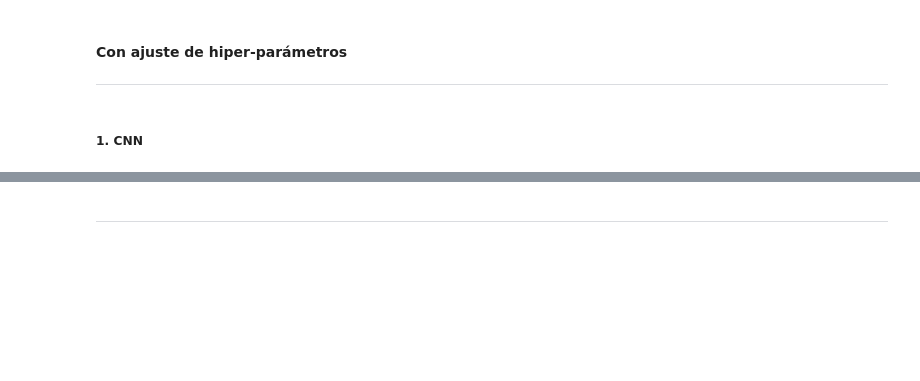
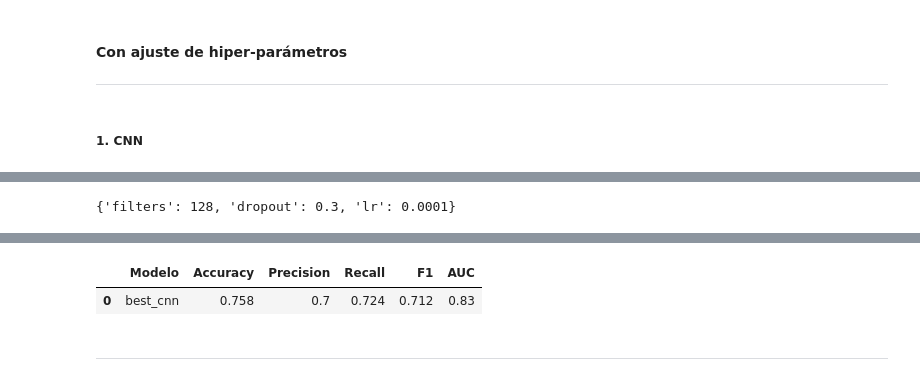
Before and after one commit to Toutl/dml-project, a Jupyter notebook: src/classification/c_3_training.ipynb, the cells around one changed output, grey strips where cells are left out. Cells and saved outputs as stored; diff of their text form; code cells hidden in the pictures; blank space fills up the shorter version.

```diff
--- a/src/classification/c_3_training.ipynb
+++ b/src/classification/c_3_training.ipynb
@@ -616,7 +607,7 @@ def visualize_metrics(models, data, thresholds=None):
     plt.tight_layout()
     plt.show()
 # %%
-def evaluate_models(models: dict, data: Data, threshold=0.5):
+def evaluate_models2(models: dict, data: Data, threshold=0.5):
     results = []
 
     for name, model in models.items():
@@ -665,8 +656,8 @@ def evaluate_models(models: dict, data: Data, threshold=0.5):
             params = model.count_params()
         elif hasattr(model, "coef_"):
             params = model.coef_.size + model.intercept_.size
-        elif "svc" in name:
-            params = model.support_vectors_.shape[0]
+        # elif "svc" in name:
+        #     params = model.support_vectors_.shape[0]
         else:
             params = np.nan
 
@@ -738,6 +729,37 @@ plot_confusion_matrices(basic_models, data, threshold=0.4)
 # %% [markdown]
 #### Con ajuste de hiper-parámetros
 ---
+# %%
+def evaluate_models(models, data, threshold=0.5):
+    rows = []
+
+    for name, model in models.items():
+        y_score, y_pred = get_scores(model, data, threshold=threshold)
+
+        acc  = accuracy_score(data.y_test, y_pred)
+        prec = precision_score(data.y_test, y_pred, zero_division=0)
+        rec  = recall_score(data.y_test, y_pred, zero_division=0)
+        f1   = f1_score(data.y_test, y_pred, zero_division=0)
+
+        # AUC solo cuando hay scores continuos
+        if y_score is not None:
+            try:
+                auc_value = roc_auc_score(data.y_test, y_score)
+            except ValueError:
+                auc_value = np.nan
+        else:
+            auc_value = np.nan
+
+        rows.append({
+            "Modelo": name,
+            "Accuracy": acc,
+            "Precision": prec,
+            "Recall": rec,
+            "F1": f1,
+            "AUC": auc_value
+        })
+
+    return pd.DataFrame(rows).sort_values(by="AUC", ascending=False)
 # %% [markdown]
 ##### 1. CNN
 # %%
@@ -771,7 +793,7 @@ def build_cnn_model(hp):
     model.add(ReLU())
     model.add(MaxPooling2D(pool_size=2))
 
-    model.add(Dropout(f))
+    model.add(Dropout(d))
     model.add(Flatten())
 
     model.add(Dense(128))
@@ -802,0 +831,3 @@ cnn_tuner.search(
+# %%
+best_cnn = cnn_tuner.get_best_models(num_models=1)[0]
+best_cnn.summary()
@@ -802,0 +856,8 @@ cnn_tuner.search(
+# %%
+best_hp = cnn_tuner.get_best_hyperparameters(1)[0]
+best_hp.values
+# %% [output]
+{'filters': 128, 'dropout': 0.3, 'lr': 0.0001}
+# %%
+evaluate_models({"best_cnn": best_cnn}, data).round(3)
+# %% [output]
@@ -803,3 +865,5 @@ cnn_tuner.search(
+|  | Modelo | Accuracy | Precision | Recall | F1 | AUC |
+| 0 | best_cnn | 0.758 | 0.7 | 0.724 | 0.712 | 0.83 |
 # %% [markdown]
 ---
 # %% [markdown]
```
Also changed, not shown: parts of 44 cells of this notebook, 4 other files.
